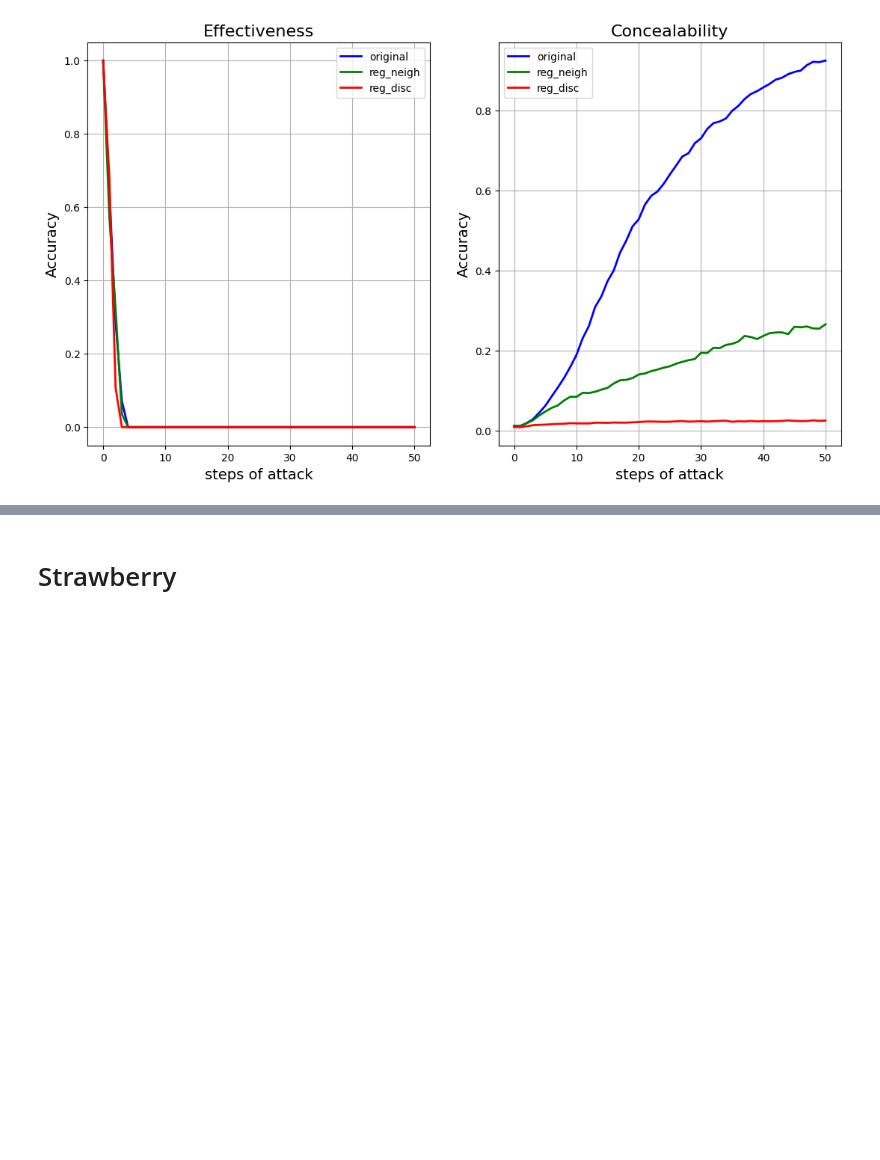
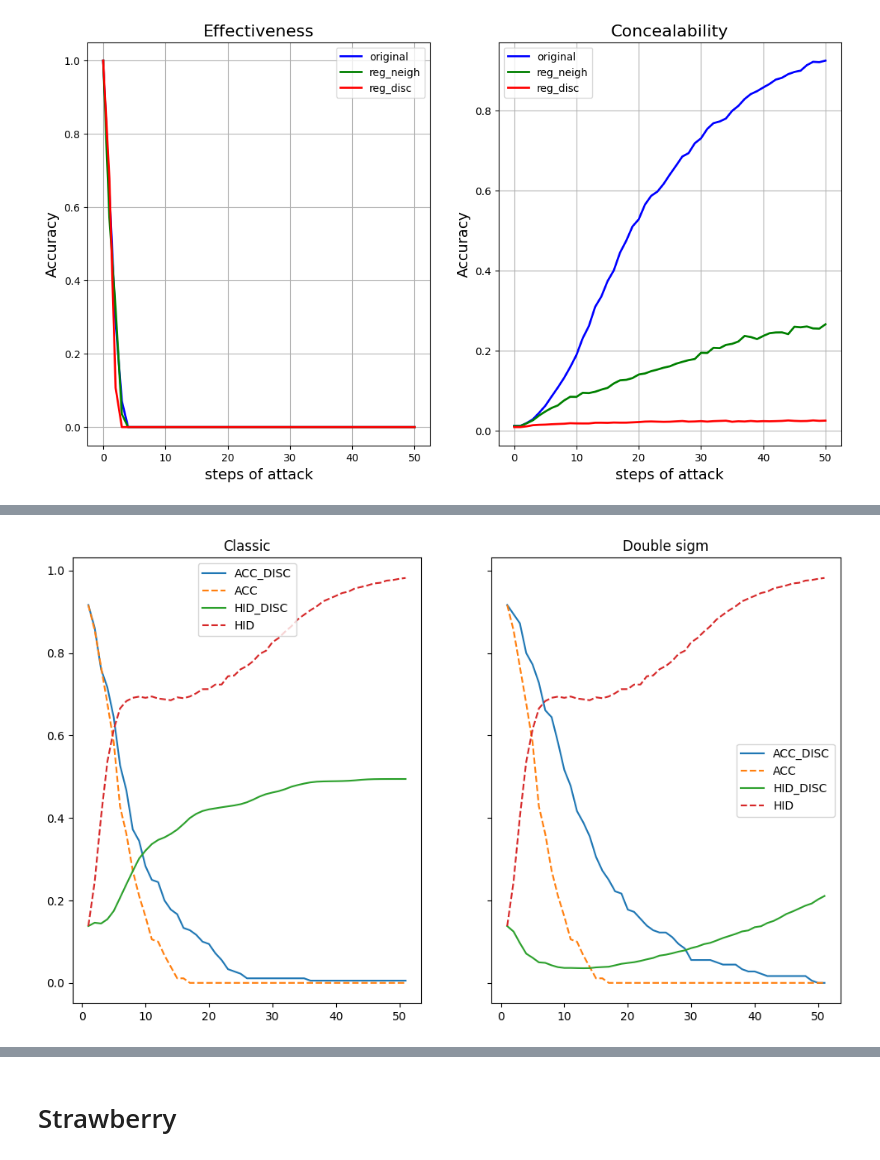
Before and after one commit to petrsokerin/Hidden_adversarial_attacks, a Jupyter notebook: notebooks/Vizual_reg_attack.ipynb, the cells around one changed output, grey strips where cells are left out. Cells and saved outputs as stored; diff of their text form; code cells hidden in the pictures; blank space fills up the shorter version.

```diff
--- a/notebooks/Vizual_reg_attack.ipynb
+++ b/notebooks/Vizual_reg_attack.ipynb
@@ -876,0 +949,41 @@ Fail with Alpha 0.1 reg_disc
+# %%
+dataset = 'PowerCons'
+model_id = 0
+features = ['ACC', 'HID']
+
+exp_name_sigm = '_LEAK3_SIGM'
+exp_name_clas = '_LEAK3'
+
+eps_sigm = 0.1
+eps_clas = 0.1
+alpha_clas = 0.07
+alpha_sigm = 10
+
+nodisc_clas = pd.read_csv(f'results/{dataset}/IFGSM/fgsm_attack{exp_name_clas}/aa_res_{dataset}_{model_id}.csv', index_col=0).set_index('n steps')
+disc_clas = pd.read_csv(f'results/{dataset}/IFGSM/fgsm_disc_attack{exp_name_clas}/aa_res_{dataset}_{model_id}_alpha={alpha_clas}.csv', index_col=0).set_index('n steps')
+
+nodisc_sigm = pd.read_csv(f'results/{dataset}/IFGSM/fgsm_attack{exp_name_sigm}/aa_res_{dataset}_{model_id}.csv', index_col=0).set_index('n steps')
+disc_sigm = pd.read_csv(f'results/{dataset}/IFGSM/fgsm_disc_attack{exp_name_sigm}/aa_res_{dataset}_{model_id}_alpha={alpha_sigm}.csv', index_col=0).set_index('n steps')
+
+all_dfs = [nodisc_clas, disc_clas, nodisc_sigm, disc_sigm]
+nodisc_clas, disc_clas, nodisc_sigm, disc_sigm = [df[df['eps']==eps_clas] for df in all_dfs]
+
+
+fig, ax = plt.subplots(1, 2, figsize=(12, 7), sharey=True)
+
+for feature in features:
+    ax[0].plot(disc_clas[feature], label = f'{feature}_DISC')
+    ax[0].plot(nodisc_clas[feature], label = feature, ls='--')
+    ax[0].legend()
+    ax[0].grid()
+    ax[0].set_title('Classic')
+
+    ax[1].plot(disc_sigm[feature], label = f'{feature}_DISC')
+    ax[1].plot(nodisc_sigm[feature], label = feature, ls='--')
+    ax[1].set_title('Double sigm')
+    ax[1].legend()
+    ax[1].grid()
+
+plt.show()
+# %% [output]
+[figure, added]
```
Also changed, not shown: parts of 4 cells of this notebook, 7 other files.
